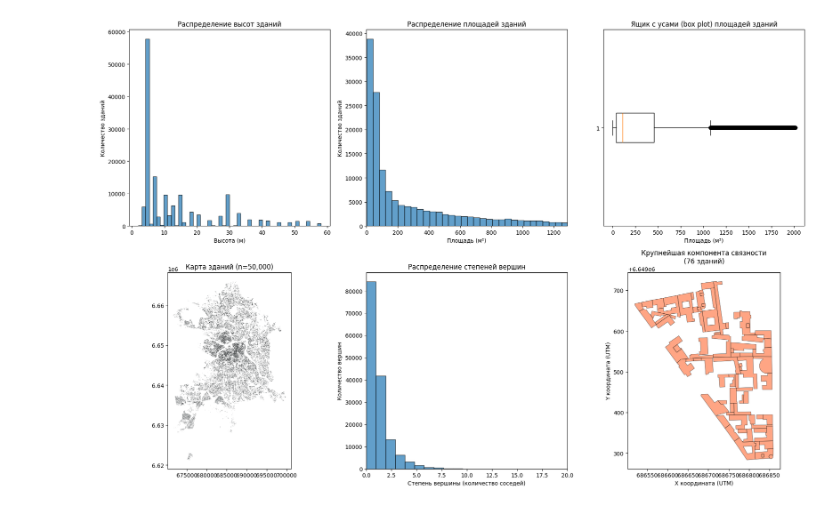
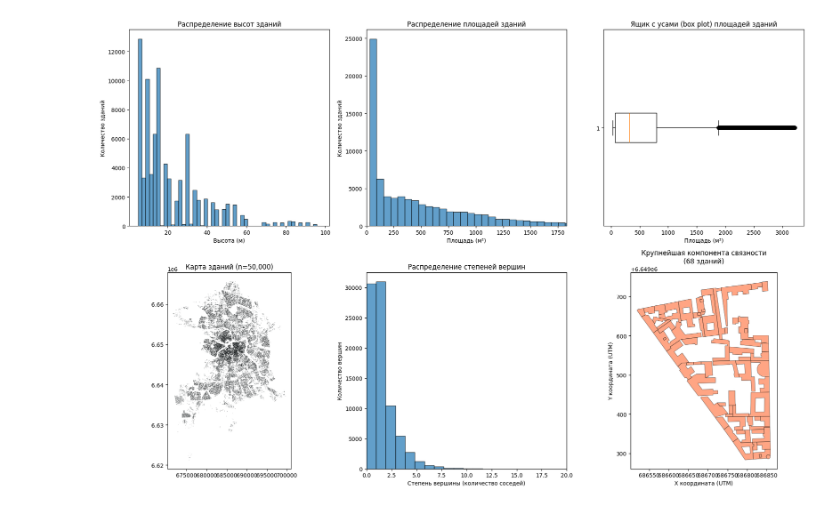
Before and after one commit to ilyakosstin/changellenge_case_MTS, a Jupyter notebook: notebook_cleaning.ipynb, the cells around one changed output. Saved outputs shown, nothing was run; the diff lists cells and outputs as text; code cells hidden in the pictures.

```diff
--- a/notebook_cleaning.ipynb
+++ b/notebook_cleaning.ipynb
@@ -102,7 +92,7 @@ print(f"✓ Осталось объектов: {len(df):,}")
 # ЭТАП 4: ФИЛЬТРАЦИЯ ПО ВЫСОТЕ (УДАЛЕНИЕ ЭКСТРЕМАЛЬНЫХ ЗНАЧЕНИЙ)
 # ============================================================================
 print("\n" + "=" * 80)
-print("ЭТАП 4: Фильтрация по высоте (удаление экстремальных значений)")
+print("ЭТАП 4: Фильтрация по высоте (альтернативный метод)")
 print("=" * 80)
 
 # Выводим статистику для анализа
@@ -111,27 +101,46 @@ print(f"  - Минимальная высота: {df['height_numeric'].min():.2f
 print(f"  - Максимальная высота: {df['height_numeric'].max():.2f} м")
 print(f"  - Средняя высота: {df['height_numeric'].mean():.2f} м")
 print(f"  - Медианная высота: {df['height_numeric'].median():.2f} м")
+print(f"  - 99-й перцентиль: {df['height_numeric'].quantile(0.99):.2f} м")
 
-# Используем метод межквартильного размаха (IQR) для выявления выбросов
-# IQR = Q3 - Q1, где Q1 и Q3 - 25-й и 75-й перцентили
-Q1_height = df['height_numeric'].quantile(0.25)
-Q3_height = df['height_numeric'].quantile(0.75)
-IQR_height = Q3_height - Q1_height
+# Альтернативный метод 1: Используем 99-й перцентиль + фиксированный запас
+# Для Санкт-Петербурга максимальная высота жилых зданий ~200-250 м (небоскребы Лахта-центра)
+# Поэтому разумный порог - 200 м
+upper_height_bound_method1 = min(df['height_numeric'].quantile(0.99) + 20, 200.0)
 
-# Нижняя граница: максимум из 0.5 м (физический минимум) и Q1 - 1.5*IQR
-# Верхняя граница: Q3 + 3*IQR (более мягкий порог для больших зданий)
-lower_height_bound = max(0.5, Q1_height - 1.5 * IQR_height)
-upper_height_bound = Q3_height + 3 * IQR_height
+# Альтернативный метод 2: Используем медиану + 3*стандартное отклонение (более мягкий порог)
+std_height = df['height_numeric'].std()
+median_height = df['height_numeric'].median()
+upper_height_bound_method2 = median_height + 3 * std_height
 
-print(f"\nГраницы фильтрации по высоте:")
-print(f"  - Нижняя граница: {lower_height_bound:.2f} м")
-print(f"  - Верхняя граница: {upper_height_bound:.2f} м")
+# Альтернативный метод 3: Используем 95-й перцентиль + 20% запас
+upper_height_bound_method3 = df['height_numeric'].quantile(0.95) * 1.2
+
+print(f"\nАльтернативные методы расчета верхней границы высоты:")
+print(f"  - Метод 1 (99-й перцентиль + 20, но не более 200): {upper_height_bound_method1:.2f} м")
+print(f"  - Метод 2 (Медиана + 3*σ): {upper_height_bound_method2:.2f} м")
+print(f"  - Метод 3 (95-й перцентиль * 1.2): {upper_height_bound_method3:.2f} м")
+
+# Выбираем метод 1 как наиболее консервативный
+upper_height_bound = upper_height_bound_method1
+lower_height_bound = 5.0  # Физический минимум для зданий
+
+print(f"\nВыбранные границы фильтрации по высоте:")
+print(f"  - Нижняя граница (фиксированная): {lower_height_bound:.2f} м")
+print(f"  - Верхняя граница (99-й перцентиль + 20, но не более 200): {upper_height_bound:.2f} м")
 
 # Применяем фильтрацию
 initial_count = len(df)
 df = df[(df['height_numeric'] >= lower_height_bound) & (df['height_numeric'] <= upper_height_bound)]
 print(f"\n✓ Удалено объектов с экстремальной высотой: {initial_count - len(df):,}")
 print(f"✓ Осталось объектов: {len(df):,}")
+
+# Дополнительная статистика после фильтрации
+print(f"\nСтатистика высот после фильтрации:")
+print(f"  - Минимальная высота: {df['height_numeric'].min():.2f} м")
+print(f"  - Максимальная высота: {df['height_numeric'].max():.2f} м")
+print(f"  - Средняя высота: {df['height_numeric'].mean():.2f} м")
+print(f"  - Медианная высота: {df['height_numeric'].median():.2f} м")
 
 # ============================================================================
 # ЭТАП 5: ПРЕОБРАЗОВАНИЕ WKT В ГЕОМЕТРИЮ
@@ -198,14 +207,14 @@ print(f"  - Средняя площадь: {gdf['area_m2'].mean():.2f} м²")
 print(f"  - Медианная площадь: {gdf['area_m2'].median():.2f} м²")
 
 # ============================================================================
-# ЭТАП 8: ФИЛЬТРАЦИЯ ПО ПЛОЩАДИ (УДАЛЕНИЕ "ТОЧЕЧНЫХ" ПОЛИГОНОВ)
+# ЭТАП 8: ФИЛЬТРАЦИЯ ПО ПЛОЩАДИ (УДАЛЕНИЕ МАЛЕНЬКИХ ПОЛИГОНОВ)
 # ============================================================================
 print("\n" + "=" * 80)
-print("ЭТАП 8: Фильтрация по площади (удаление точечных полигонов)")
+print("ЭТАП 8: Фильтрация по площади (удаление маленьких полигонов)")
 print("=" * 80)
 
-# Удаляем объекты с площадью менее 1 м² - это явные артефакты
-min_area = 1.0
+# Удаляем объекты с площадью менее 30 м² - это явные артефакты
+min_area = 30.0
 initial_count = len(gdf)
 gdf = gdf[gdf['area_m2'] >= min_area]
 print(f"✓ Удалено объектов с площадью < {min_area} м²: {initial_count - len(gdf):,}")
@@ -272,20 +281,18 @@ else:
     print("✓ Все геометрии валидны")
 
 # ============================================================================
-# ЭТАП 10: СТАТИСТИЧЕСКАЯ ФИЛЬТРАЦИЯ ВЫБРОСОВ ПО ПЛОЩАДИ
+# ЭТАП 10: СТАТИСТИЧЕСКАЯ ФИЛЬТРАЦИЯ ВЫБРОСОВ ПО ПЛОЩАДИ (ВЕРХНЯЯ ГРАНИЦА)
 # ============================================================================
 print("\n" + "=" * 80)
-print("ЭТАП 10: Статистическая фильтрация выбросов по площади")
+print("ЭТАП 10: Статистическая фильтрация выбросов по площади (верхняя граница)")
 print("=" * 80)
 
-# Используем IQR для выявления выбросов по площади
+# Используем IQR для выявления выбросов по площади (только верхняя граница)
 Q1_area = gdf['area_m2'].quantile(0.25)
 Q3_area = gdf['area_m2'].quantile(0.75)
 IQR_area = Q3_area - Q1_area
 
-# Нижняя граница: минимум 1 м² или Q1 - 1.5*IQR
 # Верхняя граница: Q3 + 3*IQR (более мягкий порог для больших зданий)
-lower_area_bound = max(min_area, Q1_area - 1.5 * IQR_area)
 upper_area_bound = Q3_area + 3 * IQR_area
 
 print(f"Статистика площадей:")
@@ -294,13 +301,13 @@ print(f"  - Медиана: {gdf['area_m2'].median():.2f} м²")
 print(f"  - Q3 (75-й перцентиль): {Q3_area:.2f} м²")
 print(f"  - IQR: {IQR_area:.2f} м²")
 print(f"\nГраницы фильтрации:")
-print(f"  - Нижняя граница: {lower_area_bound:.2f} м²")
-print(f"  - Верхняя граница: {upper_area_bound:.2f} м²")
+print(f"  - Нижняя граница (фиксированная): {min_area:.2f} м²")
+print(f"  - Верхняя граница (IQR метод): {upper_area_bound:.2f} м²")
 
-# Применяем фильтрацию
+# Применяем фильтрацию (нижняя граница уже применена, удаляем только слишком большие)
 initial_count = len(gdf)
-gdf = gdf[(gdf['area_m2'] >= lower_area_bound) & (gdf['area_m2'] <= upper_area_bound)]
-print(f"\n✓ Удалено объектов-выбросов по площади: {initial_count - len(gdf):,}")
+gdf = gdf[gdf['area_m2'] <= upper_area_bound]
+print(f"\n✓ Удалено объектов с аномально большой площадью: {initial_count - len(gdf):,}")
 print(f"✓ Осталось объектов: {len(gdf):,}")
 
 # ============================================================================
@@ -341,7 +348,7 @@ for idx in gdf.index:
     G.add_node(idx)
 print(f"✓ Добавлено {G.number_of_nodes():,} вершин")
 
-def check_touching(geom1, geom2, max_overlap_ratio=0.1, min_touch_distance=2):
+def check_touching(geom1, geom2, max_overlap_ratio=0.1, min_touch_distance=0.5):
     """
     Улучшенная функция проверки касания между полигонами.
 
@@ -386,7 +393,7 @@ edges_found = 0
 with tqdm(total=len(gdf), desc="  Обработка полигонов") as pbar:
     for i, (idx, row) in enumerate(gdf.iterrows()):
         geom_i = row.geometry
-        # Увеличиваем буфер поиска до 2 метров (вместо 5) для ускорения
+        # Увеличиваем буфер поиска до 2 метров для ускорения
         buffer_geom = geom_i.buffer(2.0)
         # Находим кандидатов с помощью пространственного индекса
         candidate_indices = spatial_index.query(buffer_geom)
@@ -584,4 +591,4 @@ print("=" * 80)
-[figure, old version]
+[figure, new version]
 ================================================================================
 ИТОГОВАЯ СТАТИСТИКА ОБРАБОТКИ
 ================================================================================
```
Also changed, not shown: parts of 2 cells of this notebook, 1 other file.
